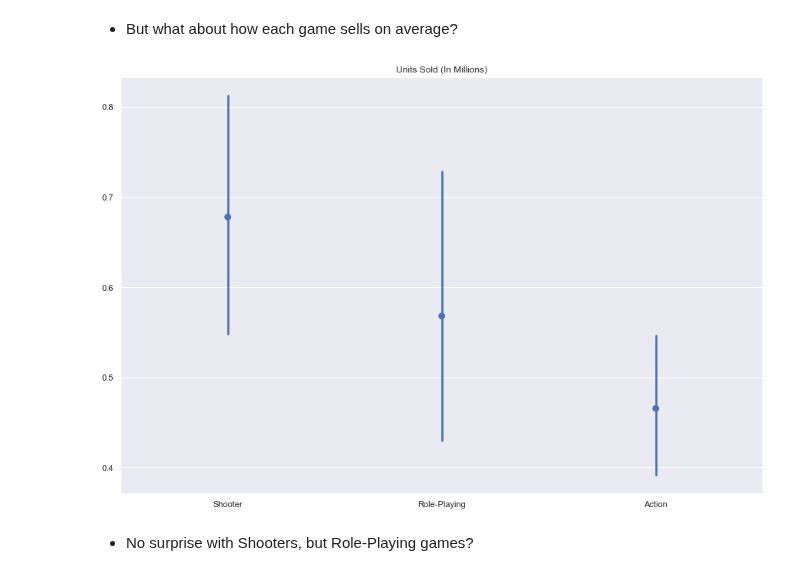
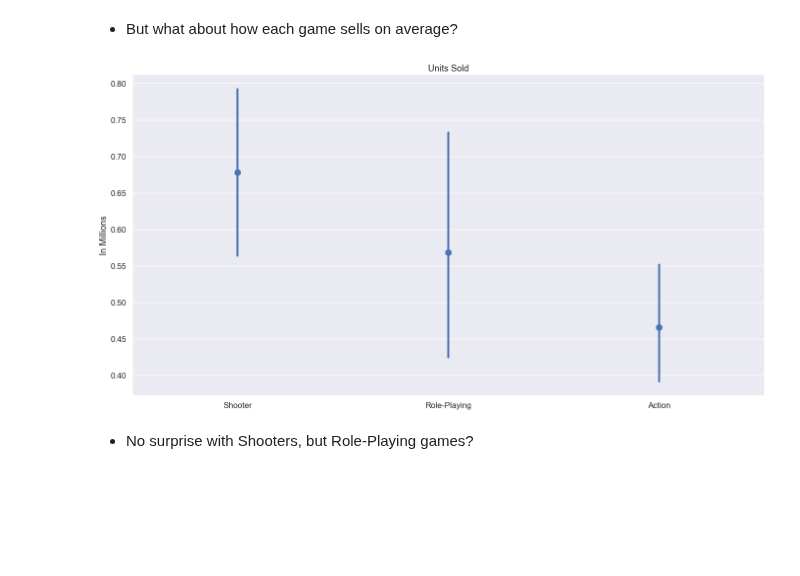
Before and after one commit to rjstange/Video-Game-Sales-by-ESRB-Rating, a Jupyter notebook: Video Game Sales By Maturity Rating - Slides.ipynb, the cells around one changed output. Drawn from its saved outputs; the diff is of its cells as text; code cells hidden in the pictures; blank space fills up the shorter version.

```diff
--- a/Video Game Sales By Maturity Rating - Slides.ipynb
+++ b/Video Game Sales By Maturity Rating - Slides.ipynb
@@ -74,3 +55,15 @@ def lineplot(x_array, y_array, hue_array, title, data_frame):
+# %%
+def pointplot(xarray, yarray, df, xlabels, title):
+    sns.set(rc={"figure.figsize": (23, 12)})  # Set figure size
+
+    sns.set_context("talk") # Make it more presentable
+
+    ax = sns.pointplot(
+        x=xarray, y=yarray, data=df, join=False,
+    )
+    ax.set(ylabel="In Millions")
+    ax.set(xticklabels=xlabels)
+    plt.title(title)
 # %% [markdown]
 # US Video Game Sales in Relation to Maturity Rating and Genre
 ## Riley Stange
@@ -98,4 +105,0 @@ def lineplot(x_array, y_array, hue_array, title, data_frame):
-# %%
-na_sales_e_to_m_since_2003 = na_sales_e_to_m.loc[
-    na_sales_e_to_m["Year_of_Release"] >= 2003
-]
@@ -115,15 +131,3 @@ lineplot(
 - Now, is there a statistically significant difference in average sales?
 # %% [markdown]
 # Yes:
-# %%
-# Set figure size
-sns.set(rc={'figure.figsize':(15,10)})
-
-g = sns.pointplot(x="Rating", y="NA_Sales",
-    data=na_sales_e_to_m_since_2003,
-    join=False,
-)
-
-# Adding a semicolon means output won't render in
-g.set(xticklabels=["Everyone", "Mature", "Teen", "Everyone-10+"]);
-plt.title("Units Sold (In Millions)");
@@ -193,35 +205,33 @@ Name: NA_Sales, dtype: float64
 # %%
 mature_shooter = na_sales_e_to_m_since_2003.loc[
     (na_sales_e_to_m_since_2003["Rating"] == "M")
     & (na_sales_e_to_m_since_2003["Genre"] == "Shooter"),
     ["NA_Sales", "Genre"],
 ]
 mature_action = na_sales_e_to_m_since_2003.loc[
     (na_sales_e_to_m_since_2003["Rating"] == "M")
     & (na_sales_e_to_m_since_2003["Genre"] == "Action"),
     ["NA_Sales", "Genre"],
 ]
 mature_roleplaying = na_sales_e_to_m_since_2003.loc[
     (na_sales_e_to_m_since_2003["Rating"] == "M")
     & (na_sales_e_to_m_since_2003["Genre"] == "Role-Playing"),
     ["NA_Sales", "Genre"],
 ]
 
-sns.set(rc={"figure.figsize": (15, 10)})  # Set figure size
-
-g = sns.pointplot(
-    data=[
+pointplot(
+    xarray=None,
+    yarray=None,
+    df=[
         mature_shooter["NA_Sales"],
         mature_roleplaying["NA_Sales"],
         mature_action["NA_Sales"],
     ],
-    join=False,
+    xlabels=["Shooter", "Role-Playing", "Action"],
+    title="Units Sold",
 )
-
-g.set(xticklabels=["Shooter", "Role-Playing", "Action"])
-plt.title("Units Sold (In Millions)");  # Adding a semicolon means output won't render in
 # %% [output]
-[figure, old version]
+[figure, new version]
 # %% [markdown]
 - No surprise with Shooters, but Role-Playing games?
 # %% [markdown]
```
Also changed, not shown: parts of 16 cells of this notebook.
